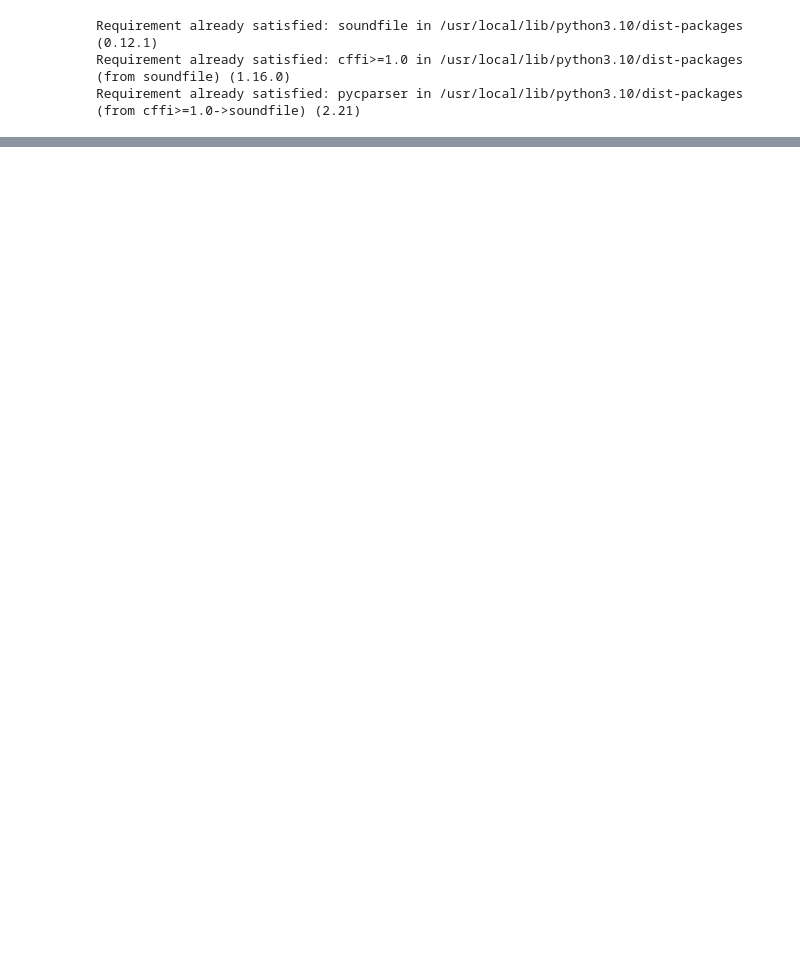
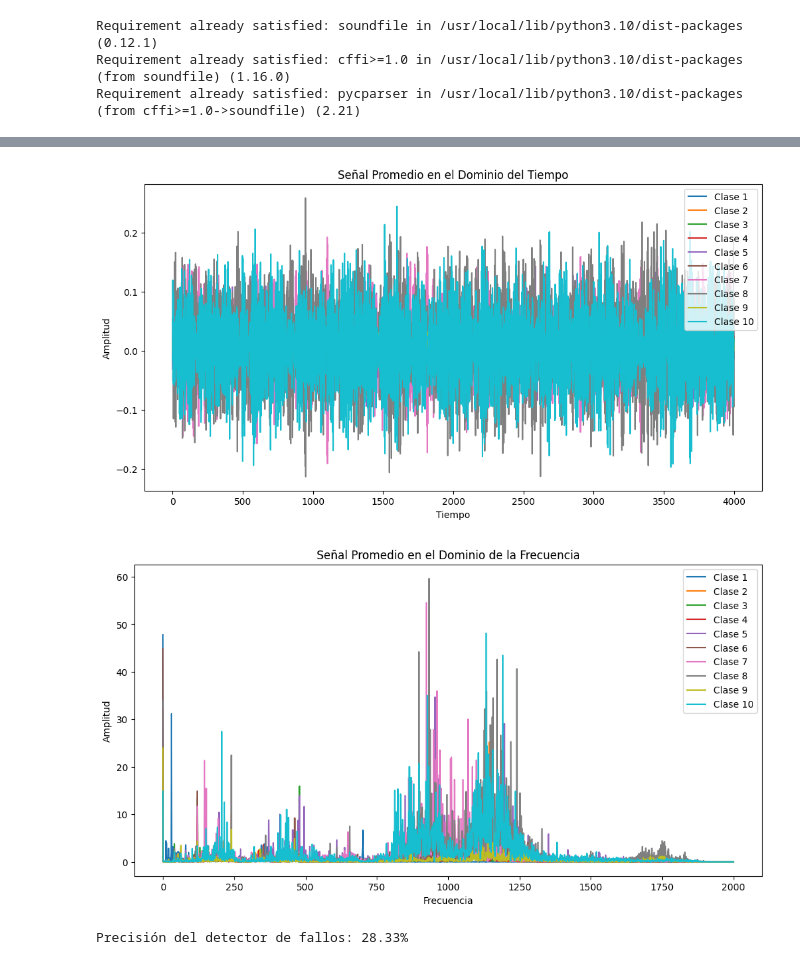
Before and after one commit to daniela12p/Tareas, a Jupyter notebook: Segundo_parcial_SyS.ipynb, the cells around one changed output, grey strips where cells are left out. Saved outputs shown, nothing was run; the diff lists cells and outputs as text; code cells hidden in the pictures; blank space fills up the shorter version.

```diff
--- a/Segundo_parcial_SyS.ipynb
+++ b/Segundo_parcial_SyS.ipynb
@@ -264,0 +438,61 @@ plt.show()
+# %%
+# Función para calcular la señal promedio para cada clase
+def calcular_señal_promedio(X, Y):
+    clases = np.unique(Y)
+    señales_promedio_tiempo = []
+    señales_promedio_frecuencia = []
+
+    for clase in clases:
+        # Seleccionar las muestras de la clase actual
+        muestras_clase = X[Y == clase]
+        # Calcular la señal promedio en el dominio del tiempo
+        señal_promedio_tiempo = np.mean(muestras_clase, axis=0)
+        señales_promedio_tiempo.append(señal_promedio_tiempo)
+        # Calcular la FFT de la señal promedio
+        señal_promedio_fft = np.abs(np.fft.rfft(señal_promedio_tiempo))
+        señales_promedio_frecuencia.append(señal_promedio_fft)
+
+    return clases, señales_promedio_tiempo, señales_promedio_frecuencia
+
+clases, señales_promedio_tiempo, señales_promedio_frecuencia = calcular_señal_promedio(Xtrain, Ytrain)
+
+# Graficar señales promedio en el dominio del tiempo
+plt.figure(figsize=(12, 6))
+for i, clase in enumerate(clases):
+    plt.plot(señales_promedio_tiempo[i], label=f'Clase {clase}')
+
+plt.xlabel('Tiempo')
+plt.ylabel('Amplitud')
+plt.title('Señal Promedio en el Dominio del Tiempo')
+plt.legend()
+plt.show()
+
+# Graficar señales promedio en el dominio de la frecuencia
+plt.figure(figsize=(12, 6))
+for i, clase in enumerate(clases):
+    plt.plot(señales_promedio_frecuencia[i], label=f'Clase {clase}')
+
+plt.xlabel('Frecuencia')
+plt.ylabel('Amplitud')
+plt.title('Señal Promedio en el Dominio de la Frecuencia')
+plt.legend()
+plt.show()
+# %% [output]
+[figure, added]
+[figure, added]
+# %%
+from sklearn.svm import SVC
+from sklearn.metrics import accuracy_score
+
+# Entrenar un clasificador SVM
+clf = SVC(kernel='linear')
+clf.fit(Xtrain, Ytrain)
+
+# Realizar predicciones en el conjunto de prueba (Xtest)
+Ypred = clf.predict(Xtest)
+
+# Calcular la precisión de las predicciones
+accuracy = accuracy_score( _ , Ypred)
+print(f"Precisión del detector de fallos: {accuracy * 100:.2f}%")
+# %% [output]
+Precisión del detector de fallos: 28.33%
```
Also changed, not shown: parts of 22 cells of this notebook.
